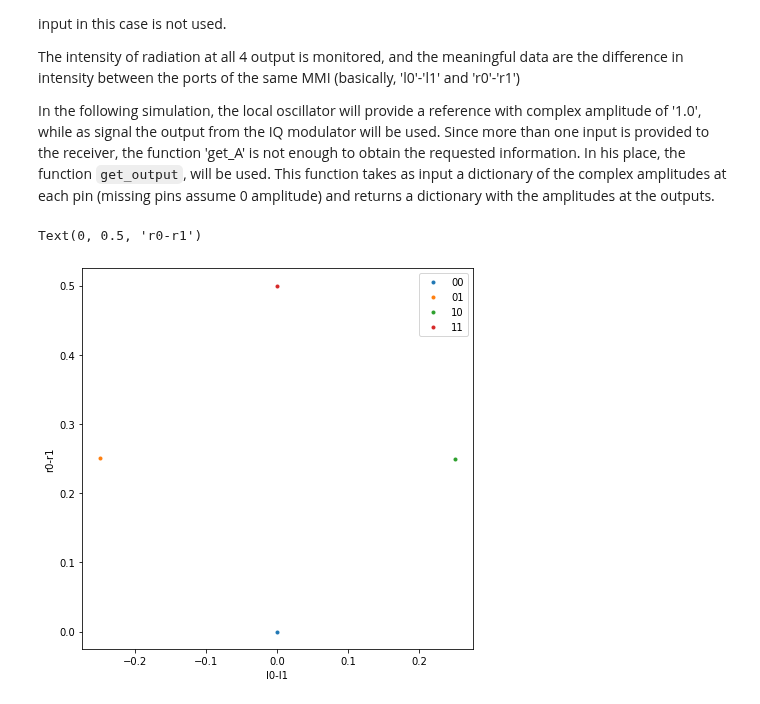
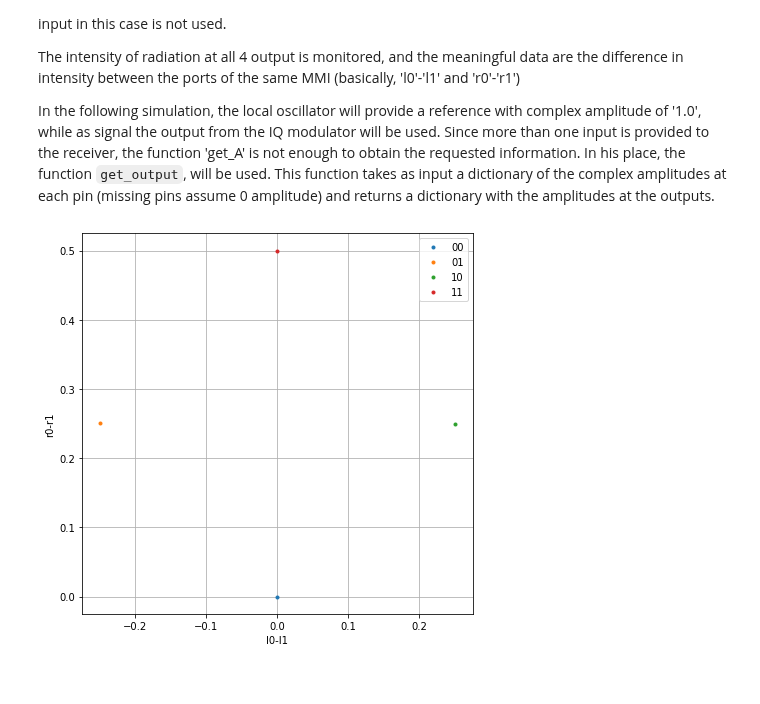
Before and after one commit to mpasson/lekkersim, a Jupyter notebook: Docs/jupyter/Nazca Integration.ipynb, the cells around one changed output. Drawn from its saved outputs; the diff is of its cells as text; code cells hidden in the pictures.

```diff
--- a/Docs/jupyter/Nazca Integration.ipynb
+++ b/Docs/jupyter/Nazca Integration.ipynb
@@ -409,16 +421,16 @@ In the following simulation, the local oscillator will provide a reference with
 # %%
 rec_sol=nd.get_solver(Rec)
 
 plt.figure(figsize=[7.0,7.0])
 for i in [0,1]:
     for j in [0,1]:
         sig=IQ_sol.solve(wl=1.55,I1=0.5*i,I2=0.0,Q1=0.5*j,Q2=0.0).get_A('a0','b0')
         rec_mod=rec_sol.solve(wl=1.55)
         out=rec_mod.get_output({'a0':1.0,'b0':sig})
         plt.plot(out['l0']-out['l1'],out['r0']-out['r1'],'.', label=f'{i}{j}')
 plt.legend()
 plt.xlabel('l0-l1')
 plt.ylabel('r0-r1')
+plt.grid()
 # %% [output]
-Text(0, 0.5, 'r0-r1')
-[figure, old version]
+[figure, new version]
```
Also changed, not shown: parts of 5 cells of this notebook, 12 other files.
